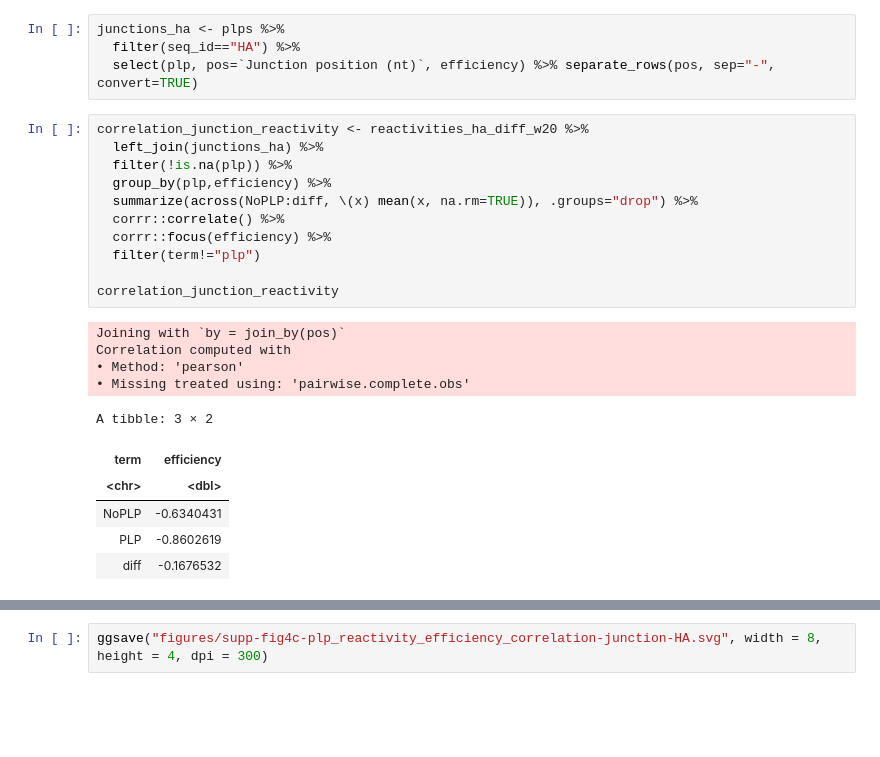
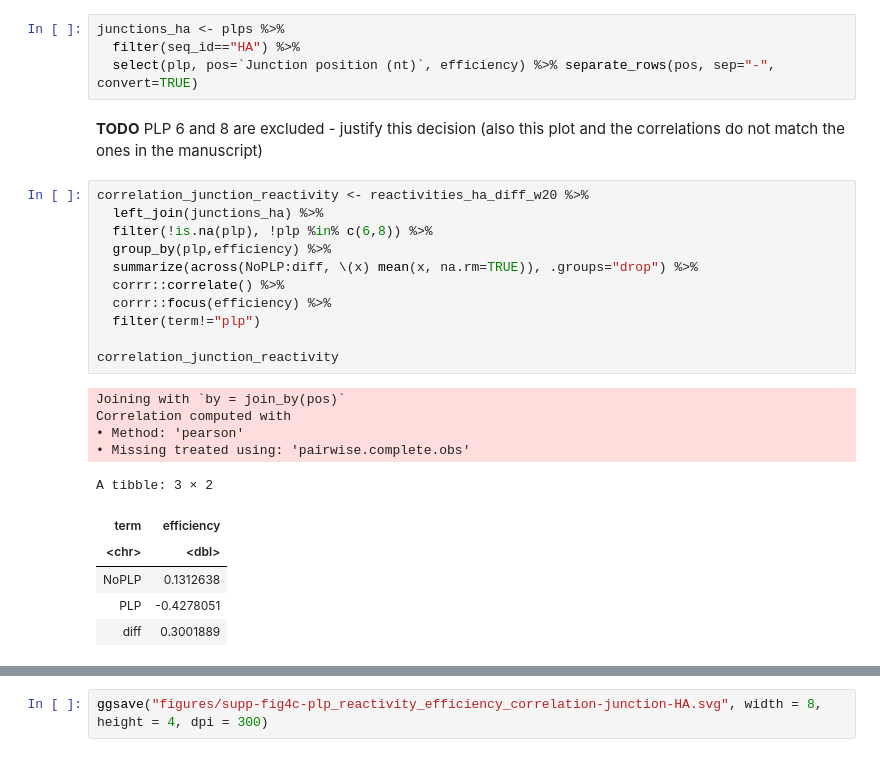
Before and after one commit to BioMeDS/mudRapp-seq, a Jupyter notebook: code/binding_site_reactivities/plp_profiling.ipynb, the cells around one changed output, grey strips where cells are left out. Drawn from its saved outputs; the diff is of its cells as text; blank space fills up the shorter version.

```diff
--- a/code/binding_site_reactivities/plp_profiling.ipynb
+++ b/code/binding_site_reactivities/plp_profiling.ipynb
@@ -385,28 +387,30 @@ ggsave("figures/supp-fig3a-plp_reactivity_efficiency_correlation-junction-NA.svg
 junctions_ha <- plps %>%
   filter(seq_id=="HA") %>%
   select(plp, pos=`Junction position (nt)`, efficiency) %>% separate_rows(pos, sep="-", convert=TRUE)
+# %% [markdown]
+**TODO** PLP 6 and 8 are excluded - justify this decision (also this plot and the correlations do not match the ones in the manuscript)
 # %%
 correlation_junction_reactivity <- reactivities_ha_diff_w20 %>%
   left_join(junctions_ha) %>%
-  filter(!is.na(plp)) %>%
+  filter(!is.na(plp), !plp %in% c(6,8)) %>%
   group_by(plp,efficiency) %>%
   summarize(across(NoPLP:diff, \(x) mean(x, na.rm=TRUE)), .groups="drop") %>%
   corrr::correlate() %>%
   corrr::focus(efficiency) %>%
   filter(term!="plp")
 
 correlation_junction_reactivity
 # %% [output]
 Joining with `by = join_by(pos)`
 Correlation computed with
 • Method: 'pearson'
 • Missing treated using: 'pairwise.complete.obs'
 A tibble: 3 × 2
 | term | efficiency |
 | <chr> | <dbl> |
-| NoPLP | -0.6340431 |
-| PLP | -0.8602619 |
-| diff | -0.1676532 |
+| NoPLP | 0.1312638 |
+| PLP | -0.4278051 |
+| diff | 0.3001889 |
 # %%
 reactivities_ha_diff_w20 %>%
   left_join(junctions_ha) %>%
```
Also changed, not shown: parts of 4 cells of this notebook, 5 other files.
